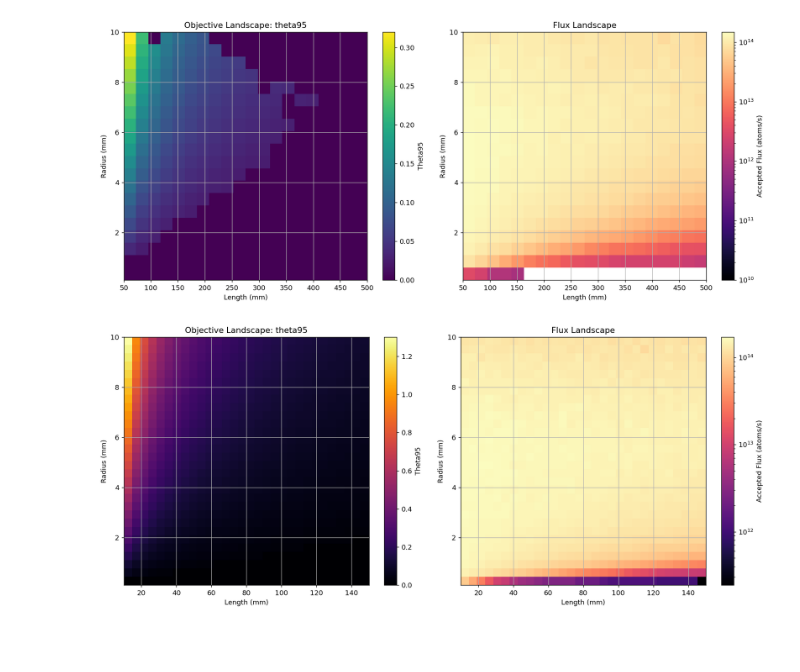
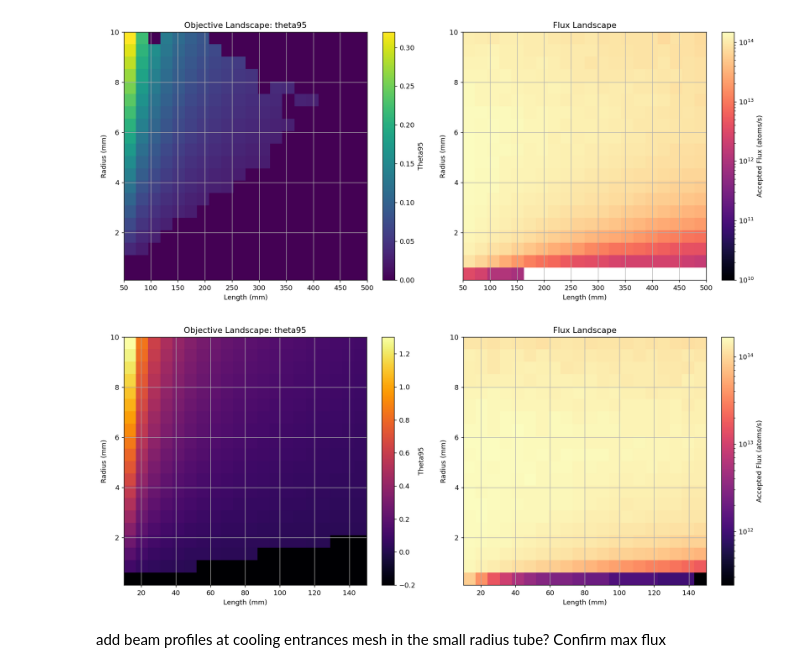
Before and after one commit to Pigg35/Lithium-6-Beamline, a Jupyter notebook: compact_li6_polarized_source_design.ipynb, the cells around one changed output. Drawn from its saved outputs; the diff is of its cells as text; code cells hidden in the pictures; blank space fills up the shorter version.

```diff
--- a/compact_li6_polarized_source_design.ipynb
+++ b/compact_li6_polarized_source_design.ipynb
@@ -78,10 +82,12 @@ gS = 2.0023
 gI_Li6 = 0.0004476540
 
 cfg = li.SourceConfig(N_atoms=int(5e6),
-    tube_length=0.1, tube_radius=1.136e-3,
+    tube_length=0.1, tube_radius=3.5e-3,
+    # tube_length=.0549, tube_radius=1.423e-3,
     capillary_length=7.709e-3, capillary_radius=0.083e-3,
     z_orifice=3, orifice_radius=5e-3,
-    T_oven_C=800.0)
+    T_oven_C=600.0,
+    n_exit_m3=None)
 T_oven_K = cfg.T_oven_C + 273.15
 print(cfg)
 print("T_oven [K] =", T_oven_K)
@@ -423,10 +435,14 @@ li.plot_objective_heatmap(radius_range, length_range, cfg_local, aperture_type='
 # %%
 # Repeating Long Tube with physically reasonable parameters
 # Plotting objective function landscape for long tube design
-length_range = np.linspace(10, 150, 30)
-radius_range = np.linspace(0.1, 10, 30)
+length_range = np.linspace(10, 150, 20)
+radius_range = np.linspace(0.1, 10, 20)
 
 # Using zero as punishment to see theta95 values better
-li.plot_objective_heatmap(radius_range, length_range, cfg, aperture_type='long_tube', min_flux=1e14, punishment_value=0)
+li.plot_objective_heatmap(radius_range, length_range, cfg, aperture_type='long_tube', min_flux=1e14, punishment_value=-0.2)
 # %% [output]
-[figure, old version]
+[figure, new version]
+# %% [markdown]
+add beam profiles at cooling entrances
+mesh in the small radius tube?
+Confirm max flux
```
Also changed, not shown: parts of 16 cells of this notebook, 1 other file.
